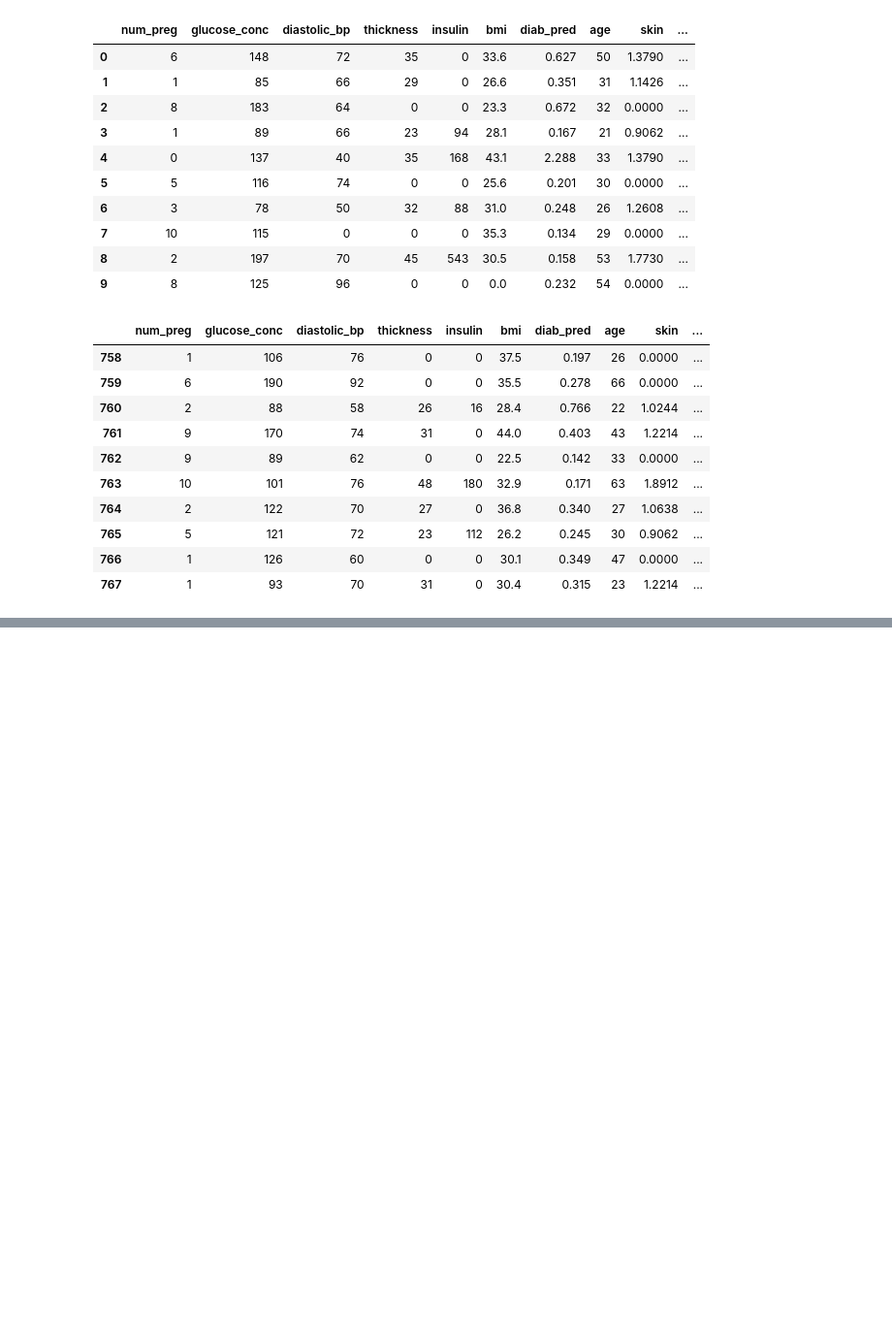
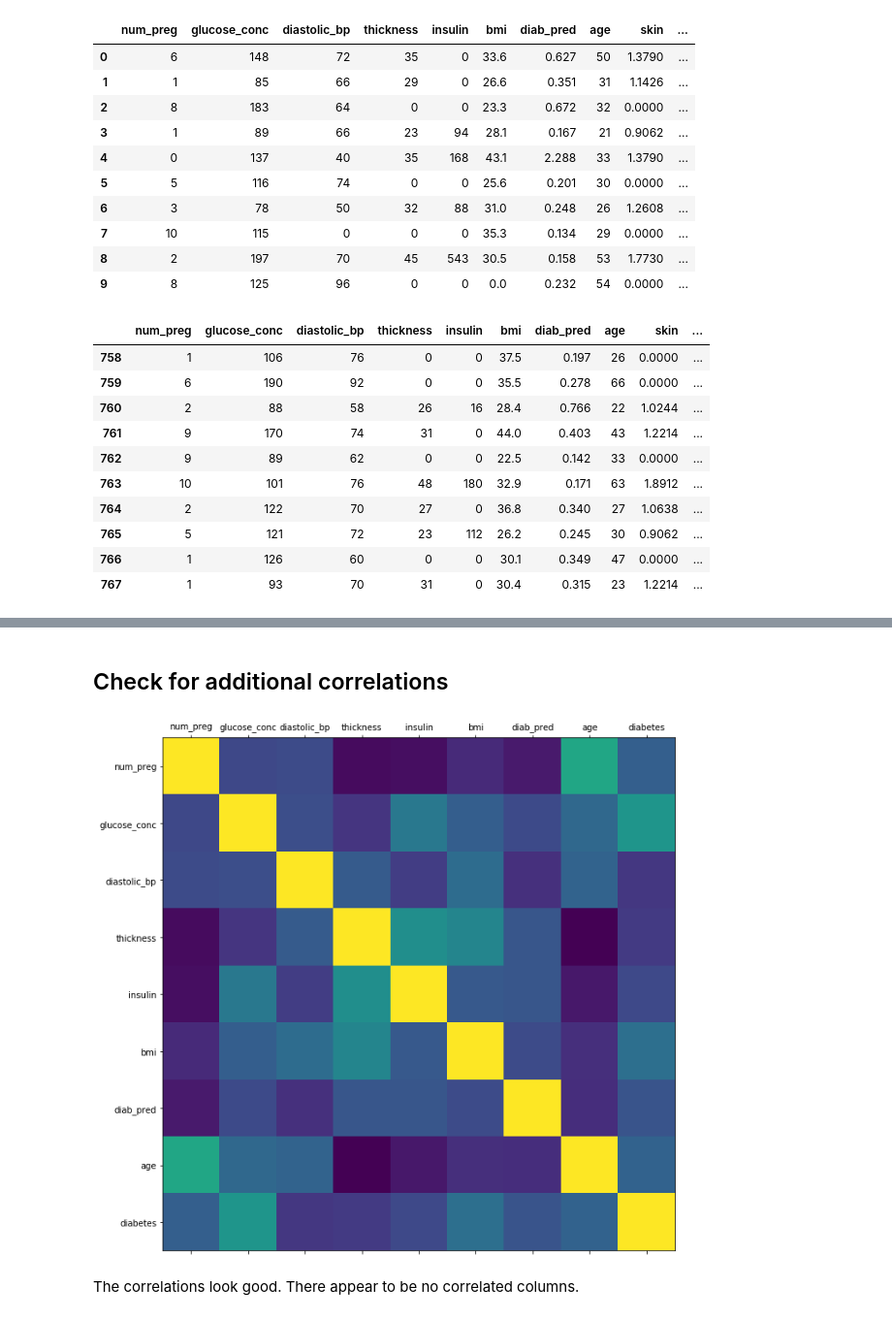
Before and after one commit to Mayurgupta3/Using-Project-Jupyter-and-Machine-learning-to-optimize-the-Prediction-of-Diabetes, a Jupyter notebook: Pima-Indian-Diabetes-Prediction.ipynb, the cells around one changed output, grey strips where cells are left out. Shown: that part at 97% size. Drawn from its saved outputs; the diff is of its cells as text; code cells hidden in the pictures; blank space fills up the shorter version.

```diff
--- a/Pima-Indian-Diabetes-Prediction.ipynb
+++ b/Pima-Indian-Diabetes-Prediction.ipynb
@@ -68,0 +156,8 @@ df.tail(10)
+# %% [markdown]
+## Check for additional correlations
+# %%
+plot_corr(df)
+# %% [output]
+[figure, added]
+# %% [markdown]
+The correlations look good. There appear to be no correlated columns.
```
Also changed, not shown: parts of 11 cells of this notebook.
